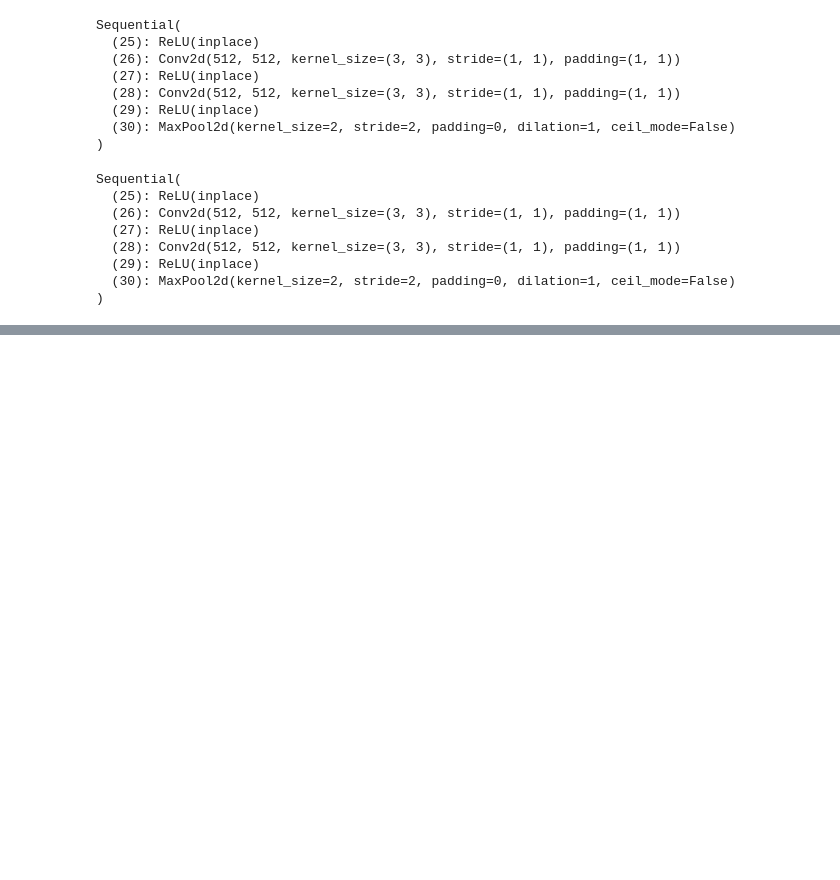
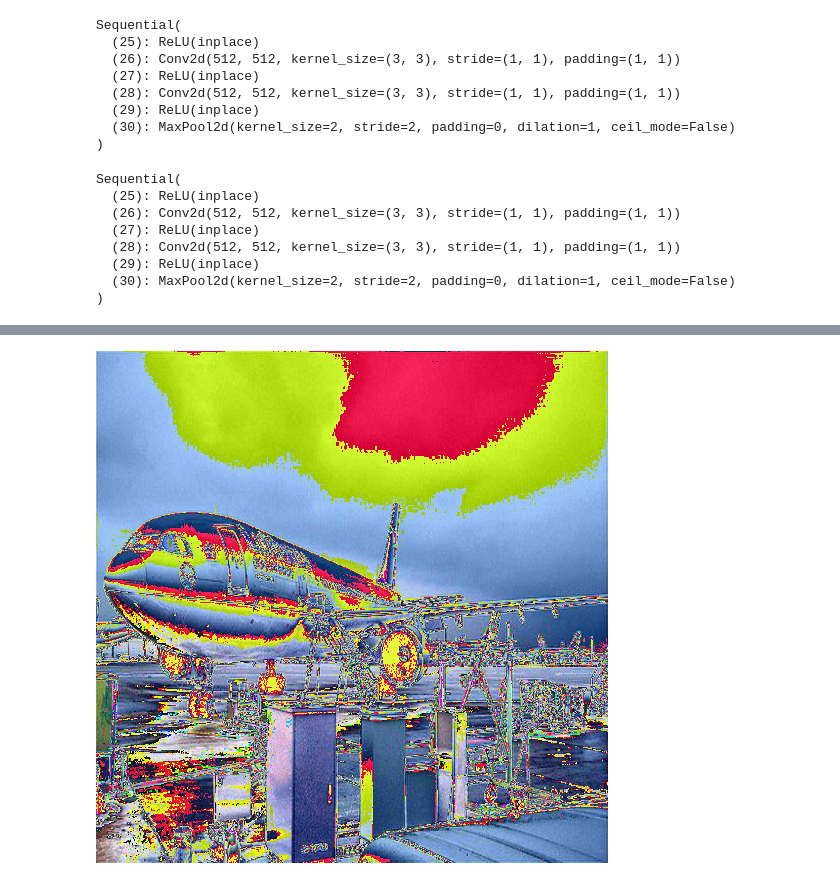
Before and after one commit to bouchardi/semantic-segmentation, a Jupyter notebook: segmentation/experiment.ipynb, the cells around one changed output, grey strips where cells are left out. Cells and saved outputs as stored; diff of their text form; code cells hidden in the pictures; blank space fills up the shorter version.

```diff
--- a/segmentation/experiment.ipynb
+++ b/segmentation/experiment.ipynb
@@ -121,0 +163,4 @@ mod.from_file('/project/fcn.pt')
+# %%
+F.to_pil_image(image[0])
+# %% [output]
+[figure, added]
```
Also changed, not shown: parts of 12 cells of this notebook, 3 other files.
